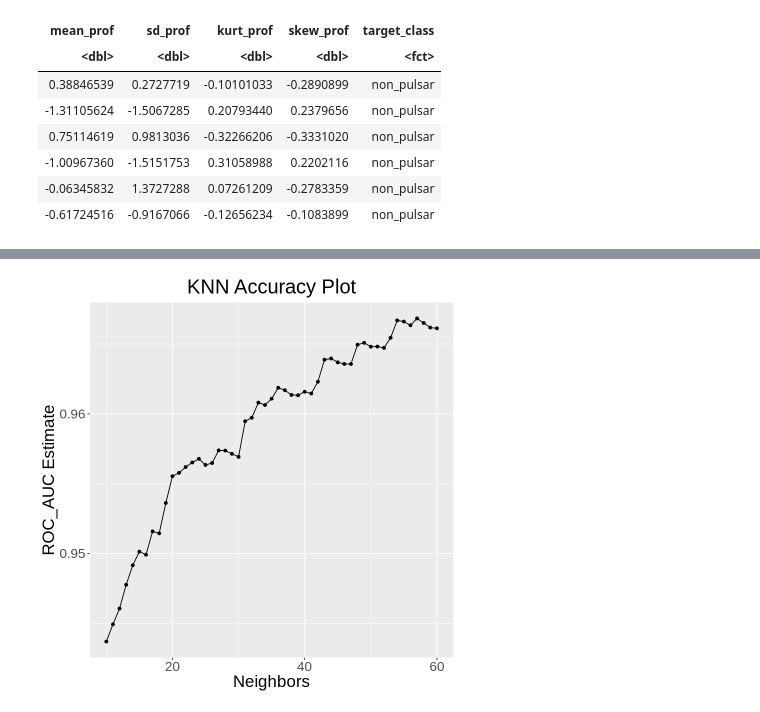
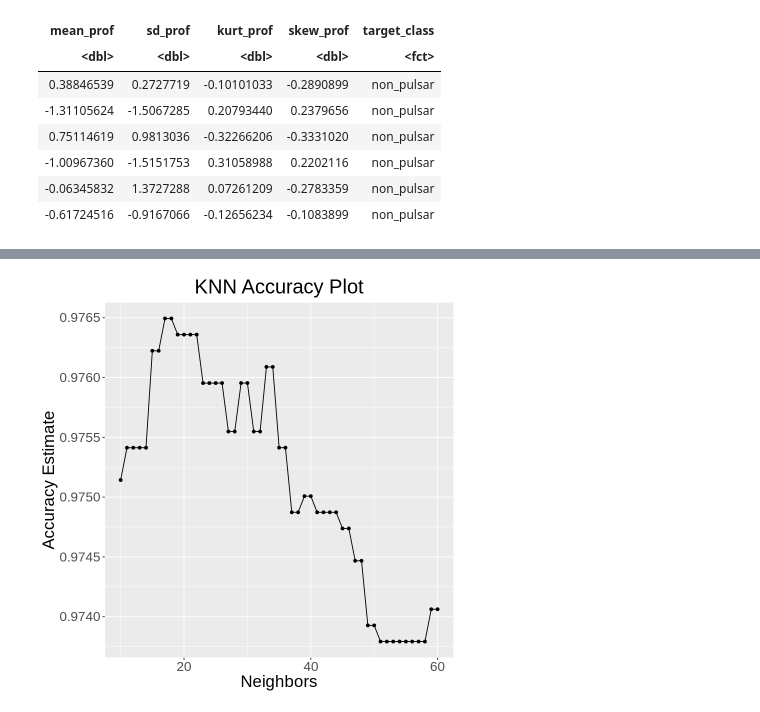
Before and after one commit to NicoRui/DSCI_100_Project, a Jupyter notebook: ProfileModel.ipynb, the cells around one changed output, grey strips where cells are left out. Drawn from its saved outputs; the diff is of its cells as text; code cells hidden in the pictures.

Commit message:
Remade Kurtosis, Fixed others
Added accuracy metric, Fixed naming conventions

```diff
--- a/ProfileModel.ipynb
+++ b/ProfileModel.ipynb
@@ -134,10 +145,10 @@ kurt_fit = workflow() %>%
 # %%
-kurtFitROC = filter(kurt_fit, .metric == "roc_auc")
+ProfFitAccuracy = filter(kurt_fit, .metric == "accuracy")
 
-ROC_plot = ggplot(kurtFitROC, aes(x = neighbors, y = mean)) +
+ACC_plot = ggplot(ProfFitAccuracy, aes(x = neighbors, y = mean)) +
   geom_point() + geom_line() +
-  labs(x = "Neighbors", y = "ROC_AUC Estimate", title = "KNN Accuracy Plot") +
+  labs(x = "Neighbors", y = "Accuracy Estimate", title = "KNN Accuracy Plot") +
   theme(plot.title = element_text(hjust = 0.5), text = element_text(size = 20))
-ROC_plot
+ACC_plot
 # %% [output]
-[figure, old version]
+[figure, new version]
```
Also changed, not shown: parts of 5 cells of this notebook, 2 other files.
